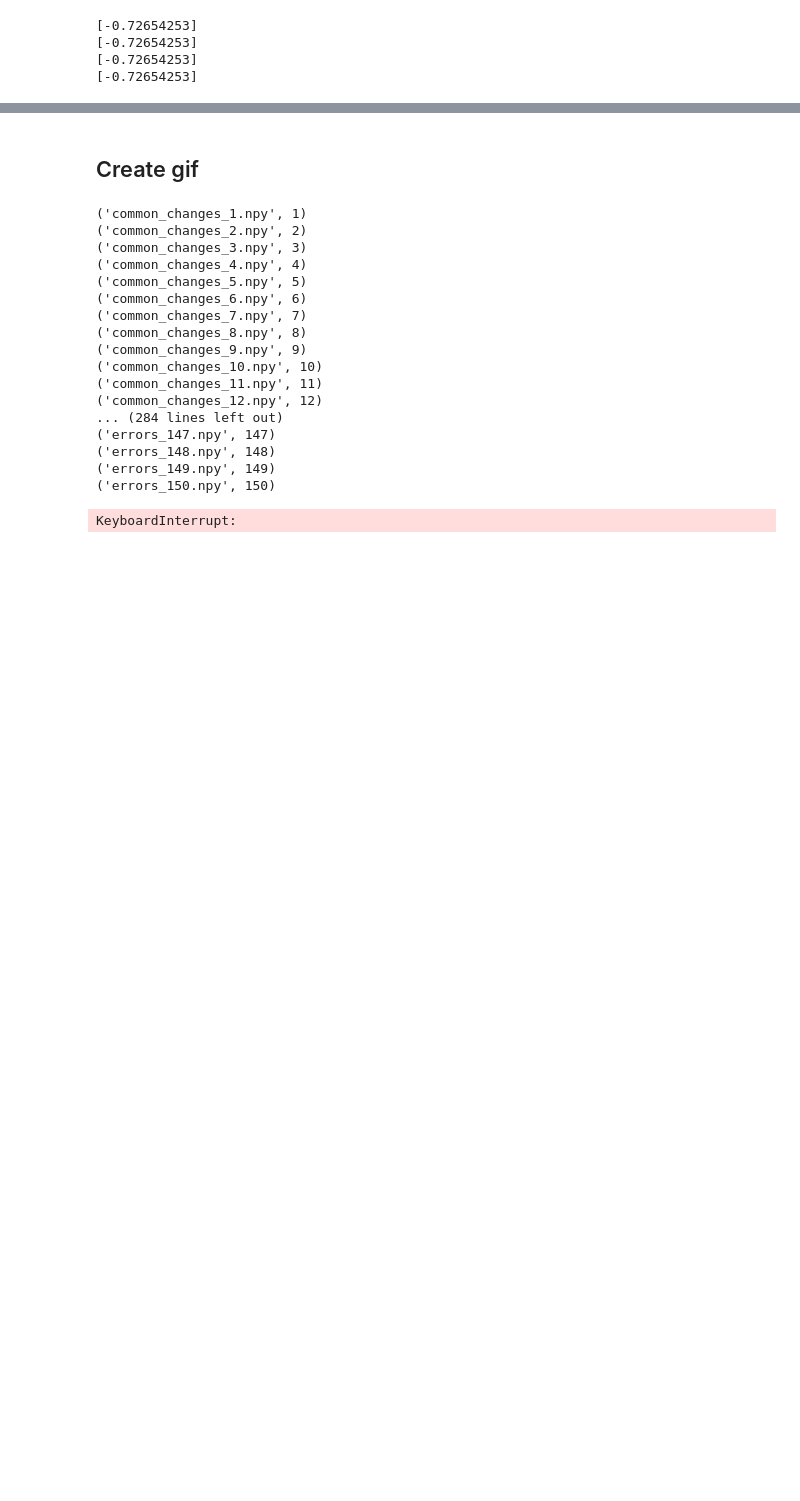
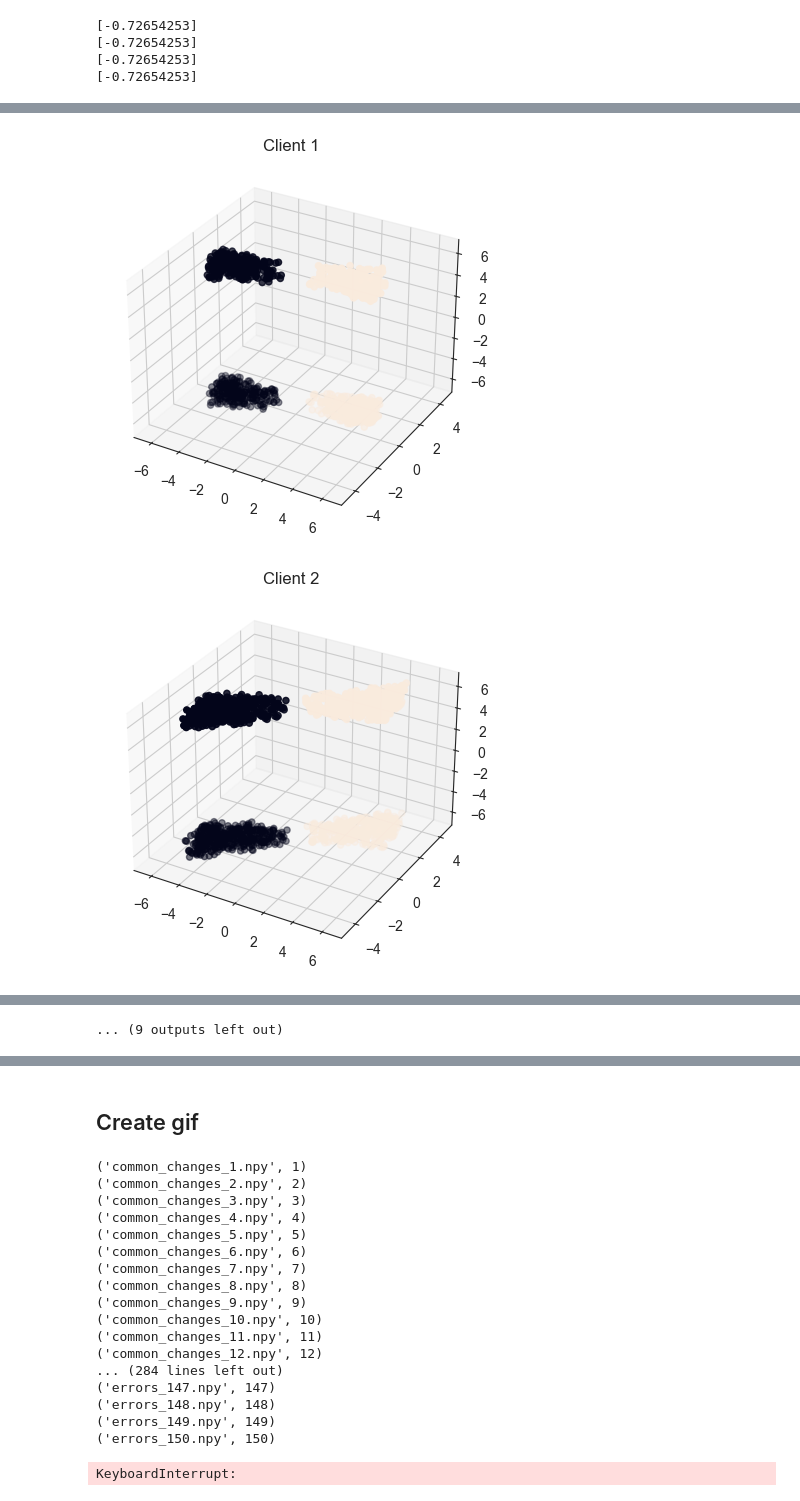
Before and after one commit to dariofenoglio98/CF_FL, a Jupyter notebook: data/synth_dataset.ipynb, the cells around one changed output, grey strips where cells are left out. Cells and saved outputs as stored; diff of their text form; code cells hidden in the pictures; blank space fills up the shorter version.

```diff
--- a/data/synth_dataset.ipynb
+++ b/data/synth_dataset.ipynb
@@ -147,0 +162,35 @@ array([1., 1., 1., ..., 1., 0., 1.])
+# %%
+# visualise data dict with different colors
+total_data = []
+total_label = []
+for key in data_dict:
+    ax = plt.figure().add_subplot(projection='3d')
+    ax.scatter(data_dict[key]['x'][:, 0], data_dict[key]['x'][:, 1], data_dict[key]['x'][:, 2], c=data_dict[key]['y'])
+    ax.set_xlim(-7, 7)
+    ax.set_ylim(-5, 5)
+    ax.set_zlim(-7, 7)
+    plt.title('Client {}'.format(key+1))
+    plt.show()
+    total_data.append(data_dict[key]['x'])
+    total_label.append(data_dict[key]['y'])
+for key in data_dict_2:
+    ax = plt.figure().add_subplot(projection='3d')
+    ax.scatter(data_dict_2[key]['x'][:, 0], data_dict_2[key]['x'][:, 1], data_dict_2[key]['x'][:, 2], c=data_dict_2[key]['y'])
+    ax.set_xlim(-7, 7)
+    ax.set_ylim(-5, 5)
+    ax.set_zlim(-7, 7)
+    plt.title('Client {}'.format(key+1))
+    plt.show()
+    total_data.append(data_dict_2[key]['x'])
+    total_label.append(data_dict_2[key]['y'])
+total_data = np.concatenate(total_data, axis=0)
+ax = plt.figure().add_subplot(projection='3d')
+ax.scatter(total_data[:, 0], total_data[:, 1], total_data[:, 2], c=np.concatenate(total_label))
+ax.set_xlim(-7, 7)
+ax.set_ylim(-5, 5)
+ax.set_zlim(-7, 7)
+plt.title('All clients')
+plt.show()
+# %% [output]
+[figure, added]
+[figure, added]
@@ -148 +207,2 @@ array([1., 1., 1., ..., 1., 0., 1.])
+... (9 outputs left out)
 # %%
```
Also changed, not shown: parts of 9 cells of this notebook.
